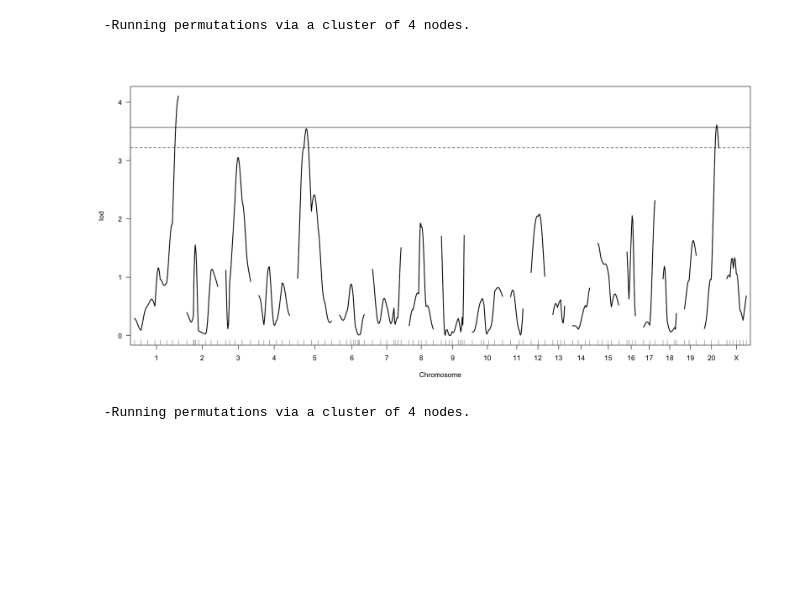
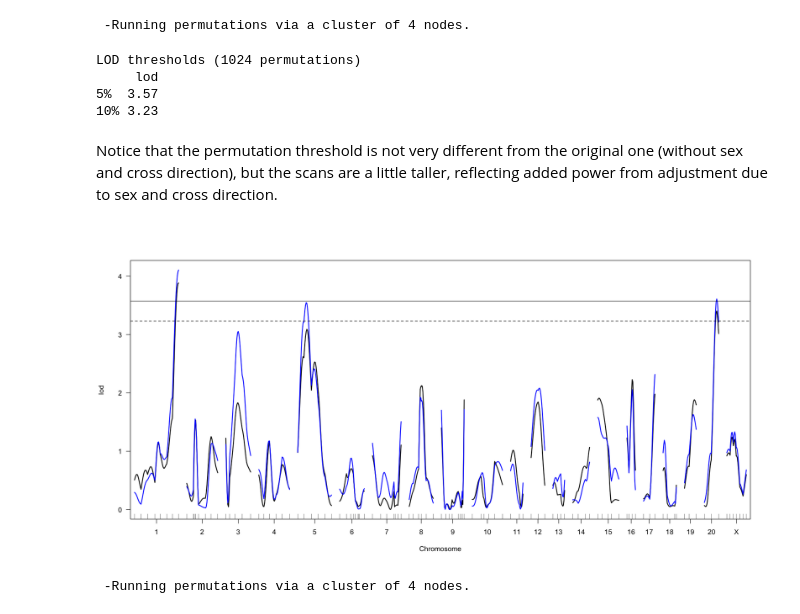
Before and after one commit to OSGA-OPAR/quant-genetics-webinars, a Jupyter notebook: 2020-05-08/solberg-rat-analysis.ipynb, the cells around one changed output. Saved outputs shown, nothing was run; the diff lists cells and outputs as text; code cells hidden in the pictures; blank space fills up the shorter version.

```diff
--- a/2020-05-08/solberg-rat-analysis.ipynb
+++ b/2020-05-08/solberg-rat-analysis.ipynb
@@ -305,12 +315,21 @@ Warning message in checkcovar(cross, pheno.col, addcovar, intcovar, perm.strata,
 Warning message in scanone(cr, addcovar = sexpgm, pheno.col = log2(cr$pheno$glucose30)):
 “Dropped 1 additive covariates on X chromosome.”
  -Running permutations via a cluster of 4 nodes.
+# %%
+summary(outglucose30SexPGMPerm)
+# %% [output]
+LOD thresholds (1024 permutations)
+     lod
+5%  3.57
+10% 3.23
+# %% [markdown]
+Notice that the permutation threshold is not very different from the original one (without sex and cross direction), but the scans are a little taller, reflecting added power from adjustment due to sex and cross direction.
 # %%
-plot(outglucose30SexPGM)
+plot(outglucose30,outglucose30SexPGM)
 add.threshold(outglucose30SexPGM,perms = outglucose30SexPGMPerm,alpha = 0.05)
 add.threshold(outglucose30SexPGM,perms = outglucose30SexPGMPerm,alpha = 0.1, lty=2)
 # %% [output]
-[figure, old version]
+[figure, new version]
 # %%
 out21Permstr <- scanone(cr,addcovar=model.matrix(~cr$pheno$sex+cr$pheno$pgm-1),perm.strata=str,pheno.col=log(cr$pheno[,21]),n.perm = 1024,n.clus=4)
 # %% [output]
```
Also changed, not shown: parts of 13 cells of this notebook, 3 other files.
